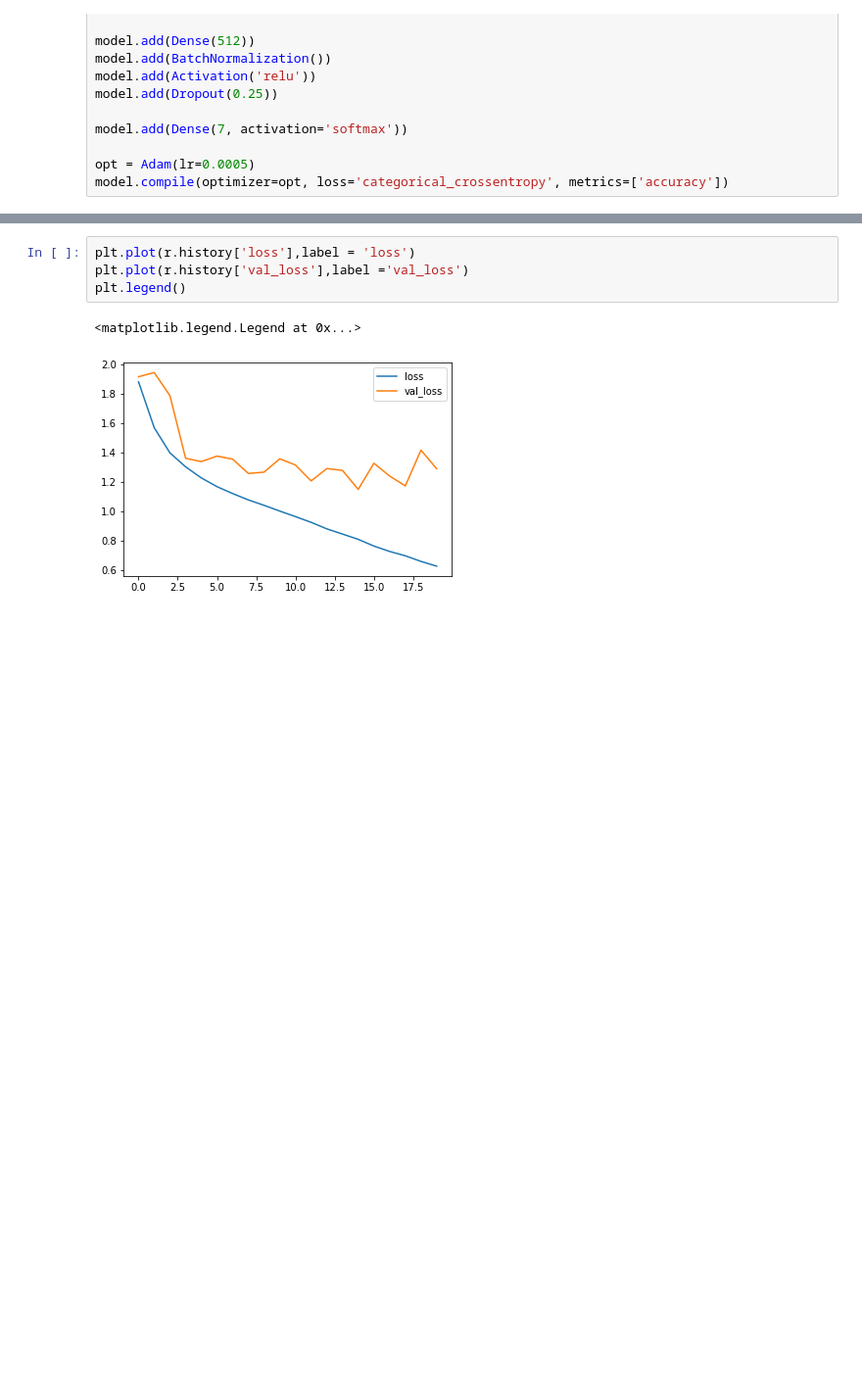
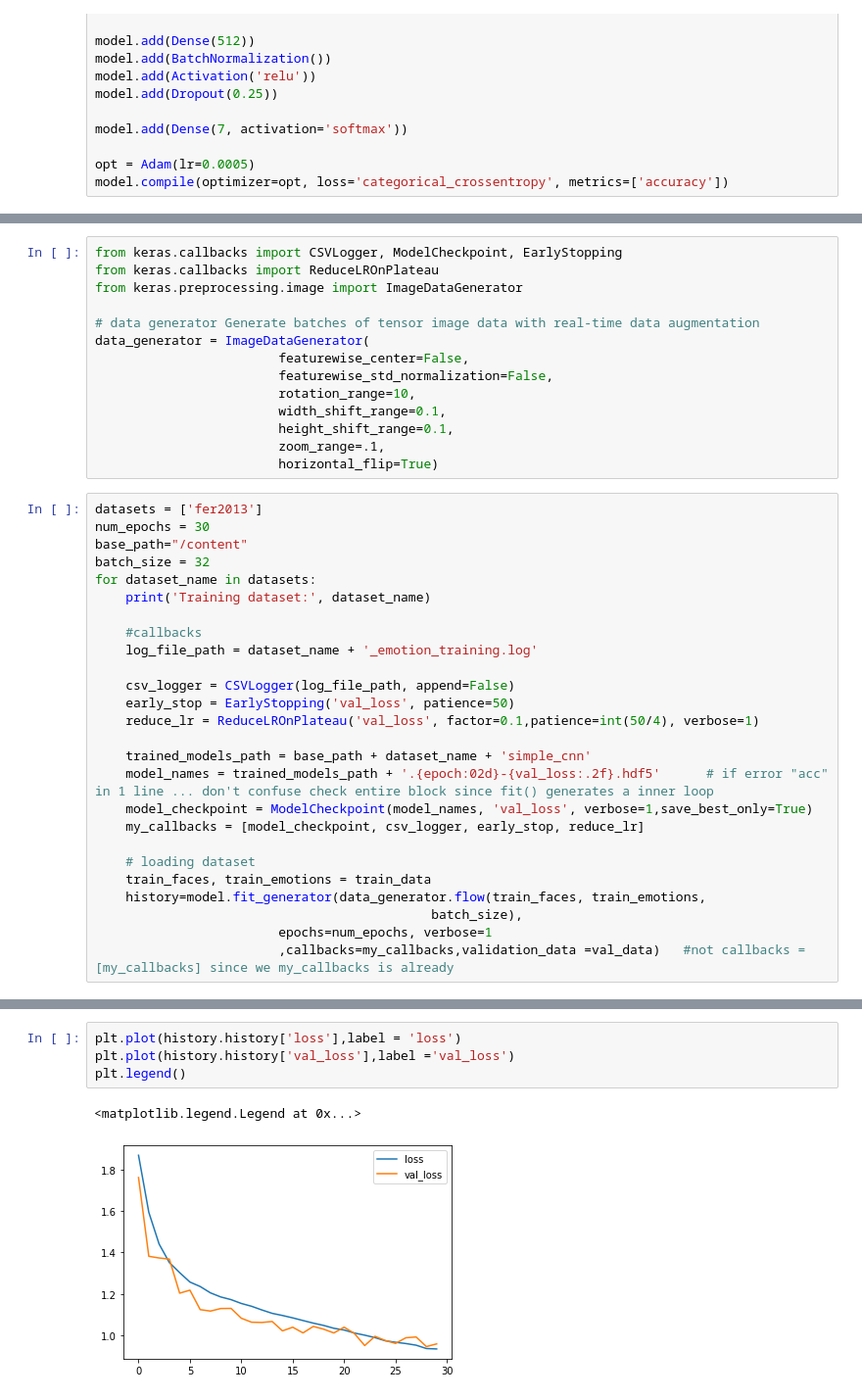
Before and after one commit to BeytullahAksoy/measuring-happiness-around-the-world, a Jupyter notebook: emotionclassification/emotion_recognition_multiclass.ipynb, the cells around one changed output, grey strips where cells are left out. Shown at 98% size. Cells and saved outputs as stored; diff of their text form; blank space fills up the shorter version.

```diff
--- a/emotionclassification/emotion_recognition_multiclass.ipynb
+++ b/emotionclassification/emotion_recognition_multiclass.ipynb
@@ -180,0 +270,40 @@ Epoch 20/20
+# %%
+from keras.callbacks import CSVLogger, ModelCheckpoint, EarlyStopping
+from keras.callbacks import ReduceLROnPlateau
+from keras.preprocessing.image import ImageDataGenerator
+
+# data generator Generate batches of tensor image data with real-time data augmentation
+data_generator = ImageDataGenerator(
+                        featurewise_center=False,
+                        featurewise_std_normalization=False,
+                        rotation_range=10,
+                        width_shift_range=0.1,
+                        height_shift_range=0.1,
+                        zoom_range=.1,
+                        horizontal_flip=True)
+# %%
+datasets = ['fer2013']
+num_epochs = 30
+base_path="/content"
+batch_size = 32
+for dataset_name in datasets:
+    print('Training dataset:', dataset_name)
+
+    #callbacks
+    log_file_path = dataset_name + '_emotion_training.log'
+
+    csv_logger = CSVLogger(log_file_path, append=False)
+    early_stop = EarlyStopping('val_loss', patience=50)
+    reduce_lr = ReduceLROnPlateau('val_loss', factor=0.1,patience=int(50/4), verbose=1)
+
+    trained_models_path = base_path + dataset_name + 'simple_cnn'
+    model_names = trained_models_path + '.{epoch:02d}-{val_loss:.2f}.hdf5'      # if error "acc" in 1 line ... don't confuse check entire block since fit() generates a inner loop
+    model_checkpoint = ModelCheckpoint(model_names, 'val_loss', verbose=1,save_best_only=True)
+    my_callbacks = [model_checkpoint, csv_logger, early_stop, reduce_lr]
+
+    # loading dataset
+    train_faces, train_emotions = train_data
+    history=model.fit_generator(data_generator.flow(train_faces, train_emotions,
+                                            batch_size),
+                        epochs=num_epochs, verbose=1
+                        ,callbacks=my_callbacks,validation_data =val_data)   #not callbacks = [my_callbacks] since we my_callbacks is already
@@ -181,9 +353,9 @@ Epoch 20/20
 # %%
-plt.plot(r.history['loss'],label = 'loss')
-plt.plot(r.history['val_loss'],label ='val_loss')
+plt.plot(history.history['loss'],label = 'loss')
+plt.plot(history.history['val_loss'],label ='val_loss')
 plt.legend()
 # %% [output]
 <matplotlib.legend.Legend at 0x...>
-[figure, old version]
+[figure, new version]
 # %%
 fig = plt.figure()
```
Also changed, not shown: parts of 49 cells of this notebook, 2 other files.
